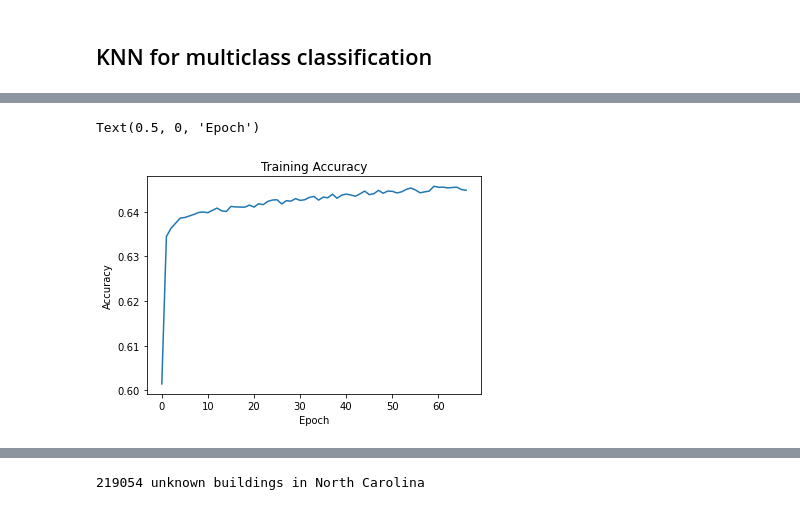
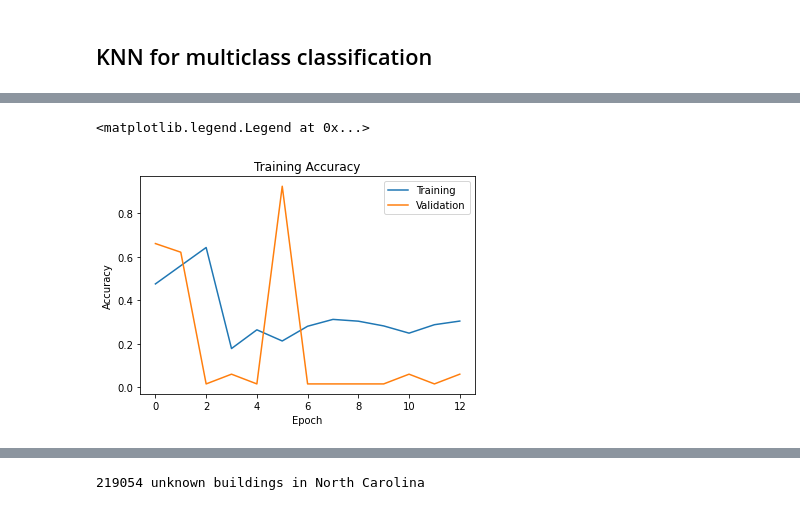
Before and after one commit to geo-smart/flood-risk-ml-tutorial, a Jupyter notebook: Building_Classification.ipynb, the cells around one changed output, grey strips where cells are left out. Saved outputs shown, nothing was run; the diff lists cells and outputs as text; code cells hidden in the pictures.

```diff
--- a/Building_Classification.ipynb
+++ b/Building_Classification.ipynb
@@ -954,0 +1081,19 @@ Testing Size: (20291, 12)
+# %%
+# Scaling by total/2 helps keep the loss to a similar magnitude.
+total = xTrain.shape[0]
+ix = np.where( yTrain == 0 )
+zero = len(ix[0])
+ix = np.where( yTrain == 1 )
+one = len(ix[0])
+ix = np.where( yTrain == 2 )
+two = len(ix[0])
+
+weight_for_0 = (1 / zero) * (total / 2.0)
+weight_for_1 = (1 / one) * (total / 2.0)
+weight_for_2 = (1 / two) * (total / 2.0)
+
+class_weight = {0: weight_for_0, 1: weight_for_1, 2: weight_for_2}
+
+print('Weight for class 0: {:.2f}'.format(weight_for_0))
+print('Weight for class 1: {:.2f}'.format(weight_for_1))
+print('Weight for class 2: {:.2f}'.format(weight_for_2))
@@ -955,18 +1104,20 @@ Testing Size: (20291, 12)
 # %%
-# convert output from scalar to vector format, i.e. building type=2 to [0,0,1,0,0,0,0,0,0,0,0]
+# convert output from scalar to vector format, i.e. building type=2 to [0,0,1]
 y = to_categorical(yTrain)
 
 # define the keras model
 model = Sequential()
-model.add(Dense(30, input_shape=(xTrain.shape[1],), activation='relu'))
-model.add(Dense(15, activation='relu'))
-model.add(Dense(7, activation='softmax'))
+model.add(Dense(300, input_shape=(xTrain.shape[1],), activation='relu'))
+model.add(Dense(150, activation='relu'))
+model.add(Dense(75, activation='relu'))
+model.add(Dense(3, activation='softmax'))
 model.compile(loss='categorical_crossentropy', optimizer='adam', metrics=['accuracy'])
 
-# stop training if we see 7 epochs over which accuracy doesn't improve
-es = EarlyStopping(monitor='accuracy', patience=7)
+# stop training if we see 7 epochs over which val_accuracy doesn't improve
+es = EarlyStopping(monitor='val_accuracy', patience=7, restore_best_weights=True)
 
 # fit the model
-h = model.fit(xTrain, y, epochs=150, batch_size=256, callbacks=[es])
+h = model.fit(xTrain, y, epochs=150, batch_size=256, callbacks=[es], \
+              class_weight=class_weight, validation_split=0.2)
 # %% [output]
 Epoch 1/150
@@ -989,11 +1140,13 @@ Epoch 67/150
 # %%
-plt.plot( h.history['accuracy'] )
+plt.plot( h.history['accuracy'], label='Training' )
+plt.plot( h.history['val_accuracy'], label='Validation' )
 plt.title('Training Accuracy')
 plt.ylabel('Accuracy')
 plt.xlabel('Epoch')
+plt.legend()
 # %% [output]
-Text(0.5, 0, 'Epoch')
+<matplotlib.legend.Legend at 0x...>
-[figure, old version]
+[figure, new version]
 # %%
 y = to_categorical(yTest)
 loss, acc = model.evaluate( xTest, y )
```
Also changed, not shown: parts of 134 cells of this notebook.
